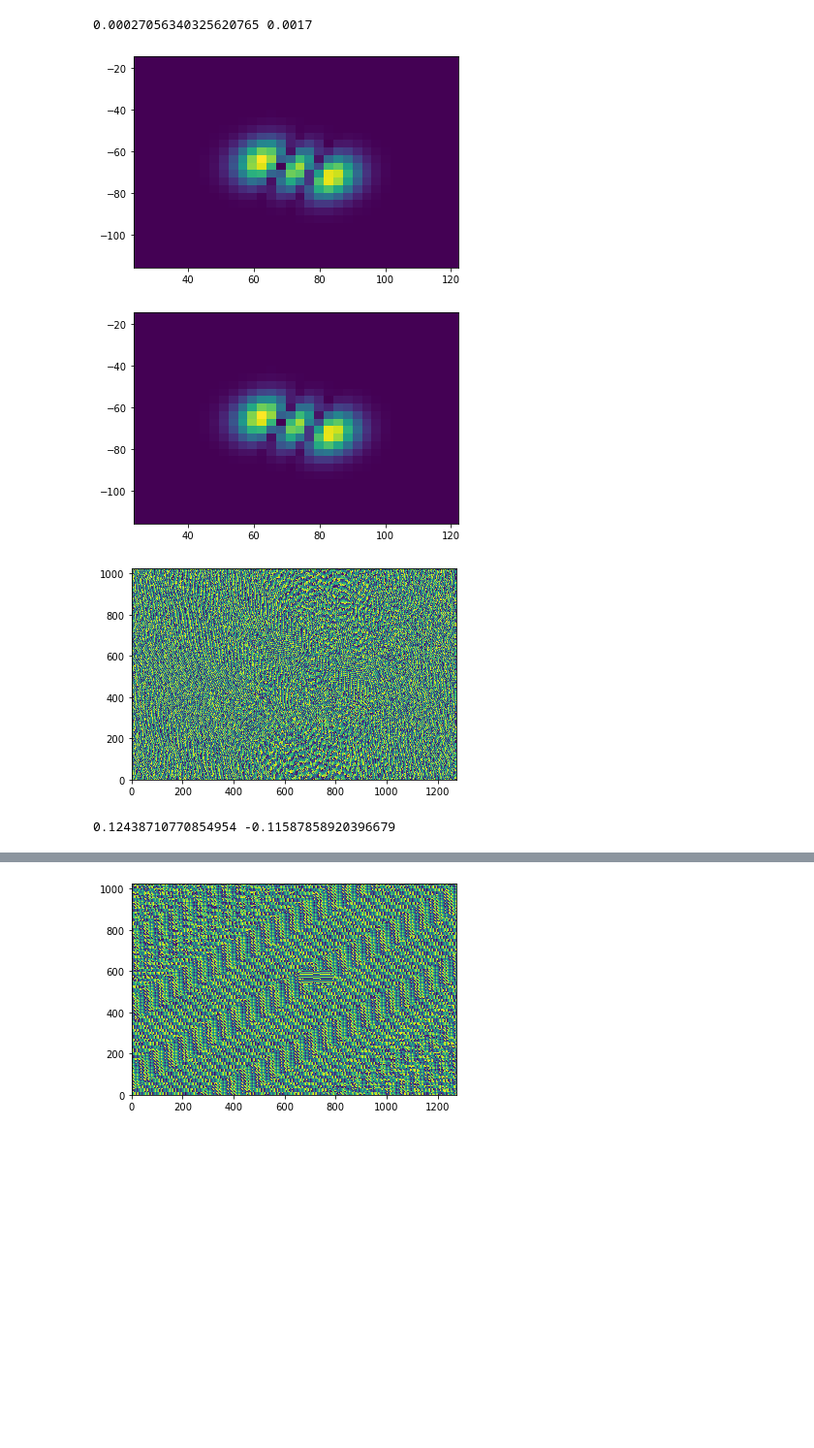
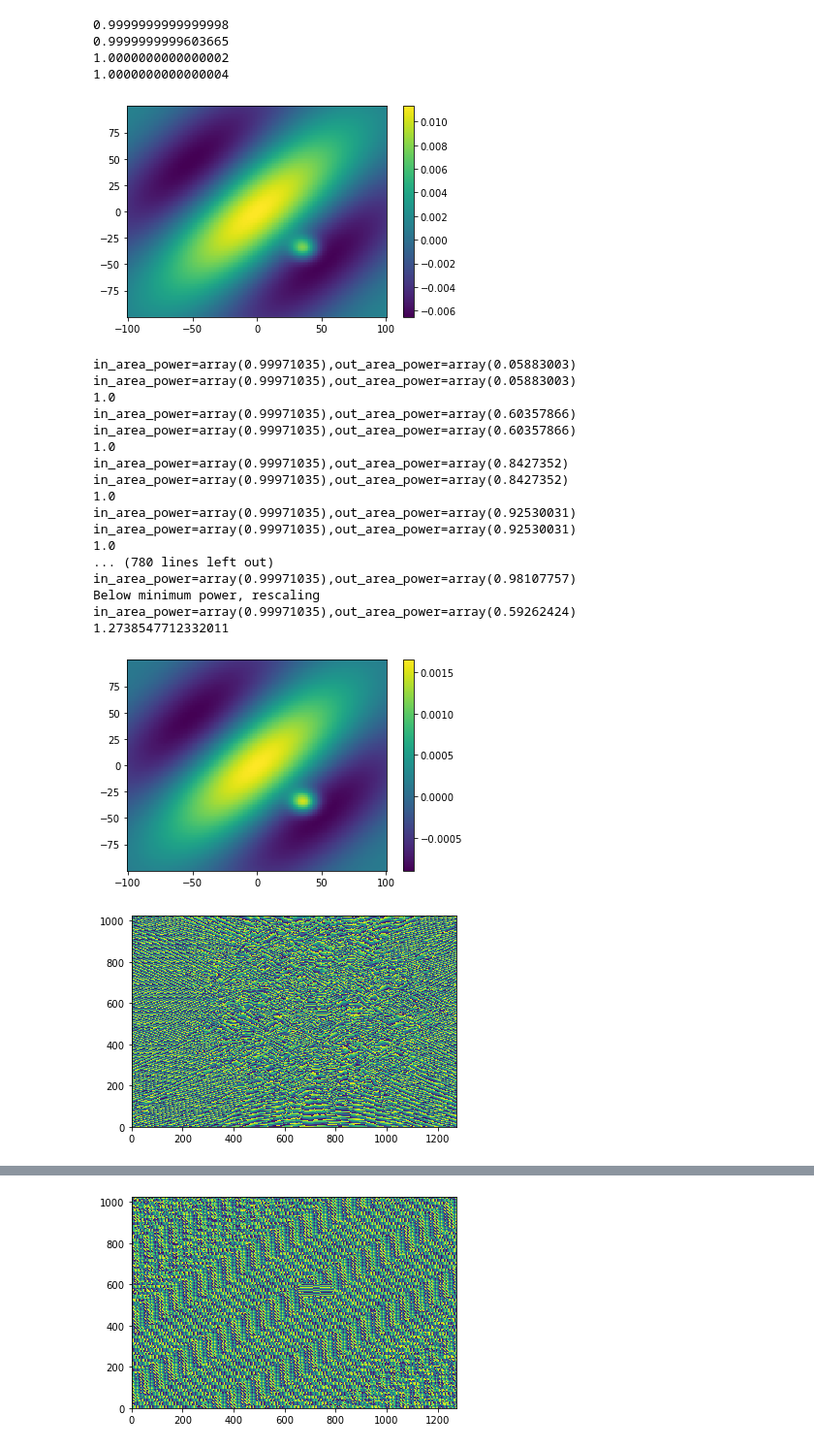
Before and after one commit to henhen724/GS_algorithm, a Jupyter notebook: localOnlyGS.ipynb, the cells around one changed output, grey strips where cells are left out. Shown at 97% size. Drawn from its saved outputs; the diff is of its cells as text; code cells hidden in the pictures; blank space fills up the shorter version.

Commit message:
power issue fixed

```diff
--- a/localOnlyGS.ipynb
+++ b/localOnlyGS.ipynb
@@ -22,16 +22,30 @@ def padded_ifft(a, shape):
     a_padded = xp.pad(a, ((axis0pad,axis0pad), (axis1pad,axis1pad)), 'constant')
     return fftshift(ifftn(ifftshift(a_padded)))
 
-def one_step_of_GS(cur_pos, measured_pos, measured_mom_mag, GS_amp_mask, GS_phase_mask, kspace_scaling, pspace_unit_area):
+def one_step_of_GS(cur_pos, measured_pos, measured_mom_mag, GS_amp_mask, GS_phase_mask, kspace_scaling, pspace_unit_area, minimum_power):
     cur_mom = cropped_fft(cur_pos, measured_mom_mag.shape)*kspace_scaling
     next_mom = xp.abs(measured_mom_mag)*xp.exp(1j * xp.angle(cur_mom))
     next_pos_unscaled = padded_ifft(next_mom, measured_pos.shape)/kspace_scaling
     in_area_power= xp.sum(xp.square(GS_amp_mask*xp.abs(measured_pos)))*pspace_unit_area
     out_area_power = xp.sum(xp.square(xp.invert(GS_amp_mask)*xp.abs(next_pos_unscaled)))*pspace_unit_area
-    # print(f"{in_area_power=},{out_area_power=}")
-    mag_unnormalized = xp.sqrt((1 - out_area_power)/in_area_power)*GS_amp_mask*xp.abs(measured_pos) + xp.invert(GS_amp_mask)*xp.abs(next_pos_unscaled)
-    mag_unnormalized = GS_amp_mask*xp.abs(measured_pos) + xp.invert(GS_amp_mask)*xp.abs(next_pos_unscaled)
-    # print(xp.sqrt(xp.sum(xp.square(xp.abs(mag_unnormalized)))*pspace_unit_area))
+    in_scaling = xp.sqrt((1 - out_area_power)/in_area_power)
+    out_scaling = 1
+    mag_unnormalized = in_scaling*GS_amp_mask*xp.abs(measured_pos) + out_scaling*xp.invert(GS_amp_mask)*xp.abs(next_pos_unscaled)
+    print(f"{in_area_power=},{out_area_power=}")
+    if out_area_power > 1 - minimum_power:
+        print("Below minimum power, rescaling")
+        max_amp = xp.max(xp.abs(next_pos_unscaled))
+        out_pos = next_pos_unscaled/max_amp
+        out_pos = max_amp*out_pos*(1 - xp.abs(out_pos))
+        out_area_power = xp.sum(xp.square(xp.invert(GS_amp_mask)*xp.abs(out_pos)))*pspace_unit_area
+        in_scaling = xp.sqrt(minimum_power/in_area_power)
+        out_scaling = xp.sqrt((1 - minimum_power)/out_area_power)
+        mag_unnormalized = in_scaling*GS_amp_mask*xp.abs(measured_pos) + out_scaling*xp.invert(GS_amp_mask)*xp.abs(out_pos)
+        # next_pos_unscaled = next_pos_unscaled*(1 - xp.random.rand(cur_pos.shape[0], cur_pos.shape[1]))
+    print(f"{in_area_power=},{out_area_power=}")
+    mag_unnormalized = in_scaling*GS_amp_mask*xp.abs(measured_pos) + out_scaling*xp.invert(GS_amp_mask)*xp.abs(next_pos_unscaled)
+    # mag_unnormalized = GS_amp_mask*xp.abs(measured_pos) + xp.invert(GS_amp_mask)*xp.abs(next_pos_unscaled)
+    print(xp.sqrt(xp.sum(xp.square(xp.abs(mag_unnormalized)))*pspace_unit_area))
     mag = mag_unnormalized/(xp.sqrt(xp.sum(xp.square(xp.abs(mag_unnormalized)))*pspace_unit_area))
     # mag = mag_unnormalized
     phase = GS_phase_mask*xp.angle(measured_pos) + xp.invert(GS_phase_mask)*xp.angle(next_pos_unscaled)
@@ -52,13 +66,13 @@ def one_step_of_GS(cur_pos, measured_pos, measured_mom_mag, GS_amp_mask, GS_phas
 #     final_next_pos = next_pos_unscaled*condition1 + (cur_pos - (1 - alpha)/alpha*next_pos_unscaled)*condition2 + (cur_pos - beta*next_pos_unscaled)*condition3
 #     return final_next_pos, next_mom
 # %%
-def GS_algorithm(pos_amp, mom_amp_mag, GS_amp_mask, GS_phase_mask, num_iters, kspace_scaling, pspace_unit_area):
+def GS_algorithm(pos_amp, mom_amp_mag, GS_amp_mask, GS_phase_mask, num_iters, kspace_scaling, pspace_unit_area, minimum_power):
     phi = 2*xp.pi*xp.random.random(pos_amp.shape)
     cur_pos_amp = xp.abs(pos_amp)*xp.exp(1j*phi)
     # plt.pcolor(X, Y, xp.angle(cur_pos_amp))
     # plt.show()
     for i in range(0,num_iters):
-        cur_pos_amp, cur_mom_amp = one_step_of_GS(cur_pos_amp, pos_amp, mom_amp_mag, GS_amp_mask, GS_phase_mask, kspace_scaling, pspace_unit_area)
+        cur_pos_amp, cur_mom_amp = one_step_of_GS(cur_pos_amp, pos_amp, mom_amp_mag, GS_amp_mask, GS_phase_mask, kspace_scaling, pspace_unit_area, minimum_power)
         # plt.pcolor(xp.abs(cur_mom_amp).get())
         # plt.show()
         # if i % 1 == 0:
@@ -239,16 +219,32 @@ def solve_one_mode(mode, spot_size=49.8278, mirror_ratio=50.0, power_ratio=0.1,
 # %%
-x_cent = 100.0*xp.cos(-0.75)
-y_cent = 100.0*xp.sin(-0.75)
+x_cent = 50.0*xp.cos(-0.75)
+y_cent = 50.0*xp.sin(-0.75)
 
-phase_mask = solve_one_mode(mode=(2,0), power_ratio=0.1, spot_size=10.0, x_cent=x_cent, y_cent=y_cent, xdim_pos=1272, ydim_pos=1024)
+phase_mask = solve_one_mode(mode=(0,0), minimum_power=0.05, spot_size=10.0, x_cent=x_cent, y_cent=y_cent, xdim_pos=3816, ydim_pos=3072)
 plt.pcolor(phase_mask.get())
-convert_phase_to_SLM_image(phase_mask, f"0_pi_ODT_TEM20_100micron")
+convert_phase_to_SLM_image(phase_mask, f"cos_gaus_cent_and_spot")
 # %% [output]
-0.00027056340325620765 0.0017
+0.9999999999999998
+0.9999999999603665
+1.0000000000000002
+1.0000000000000004
-[figure, old version]
+[figure, new version]
+in_area_power=array(0.99971035),out_area_power=array(0.05883003)
+in_area_power=array(0.99971035),out_area_power=array(0.05883003)
+1.0
+in_area_power=array(0.99971035),out_area_power=array(0.60357866)
+in_area_power=array(0.99971035),out_area_power=array(0.60357866)
+1.0
+in_area_power=array(0.99971035),out_area_power=array(0.8427352)
+in_area_power=array(0.99971035),out_area_power=array(0.8427352)
+1.0
+in_area_power=array(0.99971035),out_area_power=array(0.92530031)
+in_area_power=array(0.99971035),out_area_power=array(0.92530031)
+1.0
+... (780 lines left out)
+in_area_power=array(0.99971035),out_area_power=array(0.98107757)
+Below minimum power, rescaling
+in_area_power=array(0.99971035),out_area_power=array(0.59262424)
+1.2738547712332011
-[figure, old version]
+[figure, new version]
-[figure, old version]
+[figure, new version]
-# %%
-print(delta_k_x*x_cent, delta_k_y*y_cent)
-# %% [output]
-0.12438710770854954 -0.11587858920396679
```
Also changed, not shown: parts of 3 cells of this notebook.
